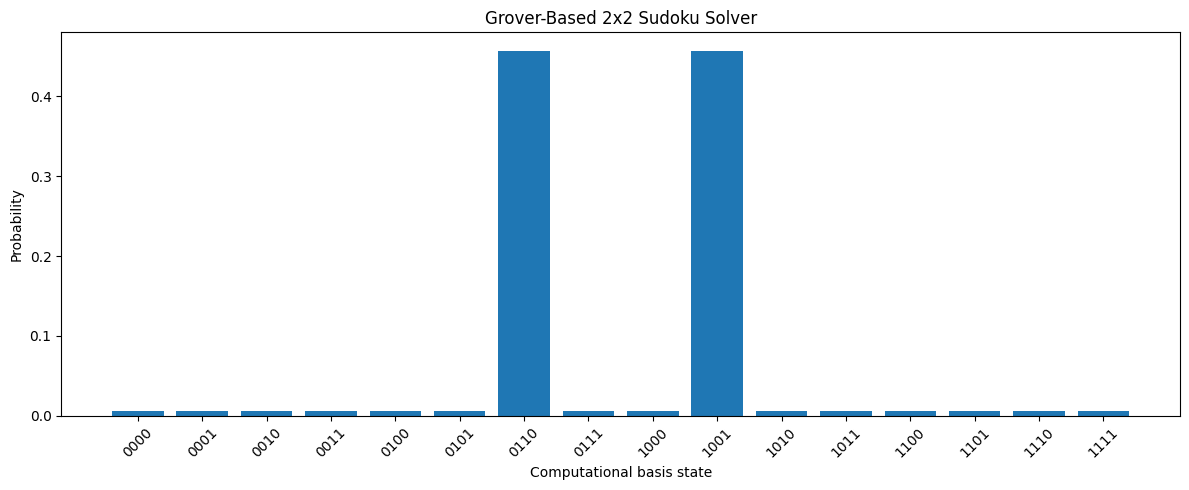
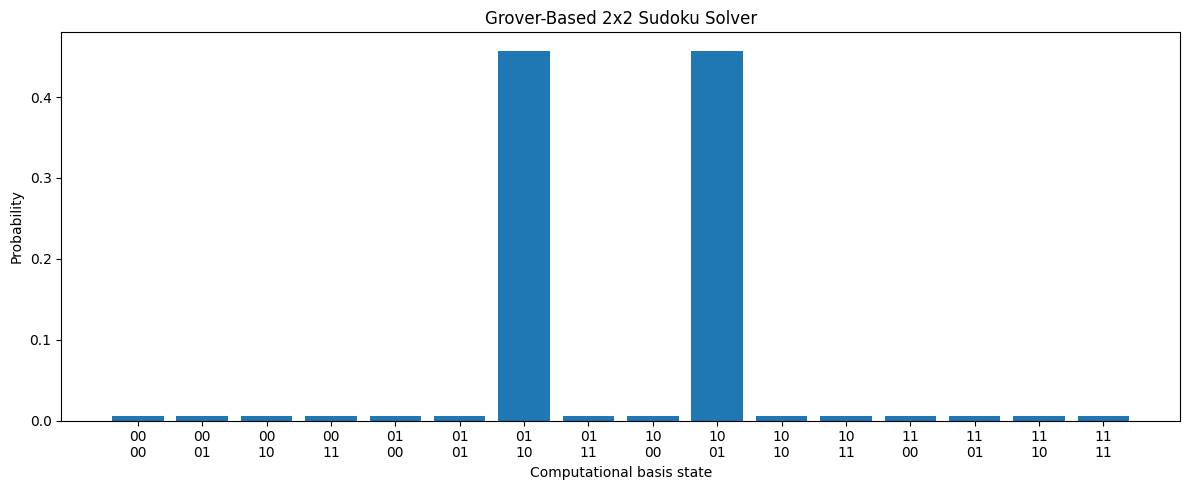
The change to this notebook cell's code, shown as a diff; its figure went from the first image to the second:
--- before
+++ after
@@ -9,4 +9,5 @@
 
 def sudoku_oracle():
+    #Imposing the constraints for a 2x2 Sudoku
     #A != B
     qml.CNOT([0,4])
@@ -31,4 +32,5 @@
     qml.H(aux_wire)
 
+    #Undoing the constraints for a 2x2 Sudoku (uncomputing)
     qml.CNOT([2,7])
     qml.CNOT([3,7])
@@ -91,8 +93,10 @@
 
 labels = [format(i, "04b") for i in range(16)]
+labels_2rows = [s[:2] + "\n" + s[2:] for s in labels]
+
 
 plt.figure(figsize=(12, 5))
 
-plt.bar(labels, probs)
+plt.bar(labels_2rows, probs)
 
 plt.xlabel("Computational basis state")
@@ -100,5 +104,5 @@
 plt.title("Grover-Based 2x2 Sudoku Solver")
 
-plt.xticks(rotation=45)
+
 
 plt.tight_layout()

Commit: Creato con Colab